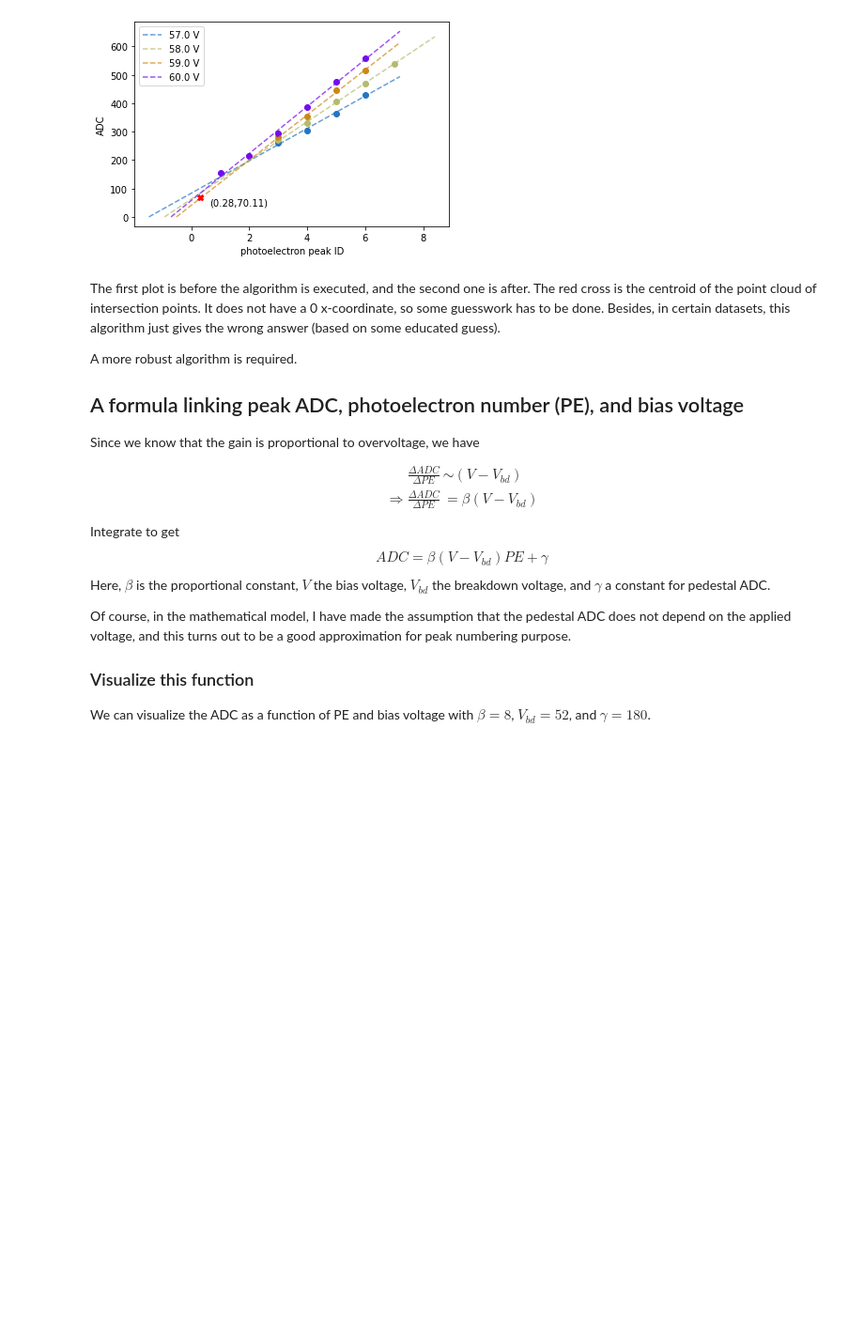
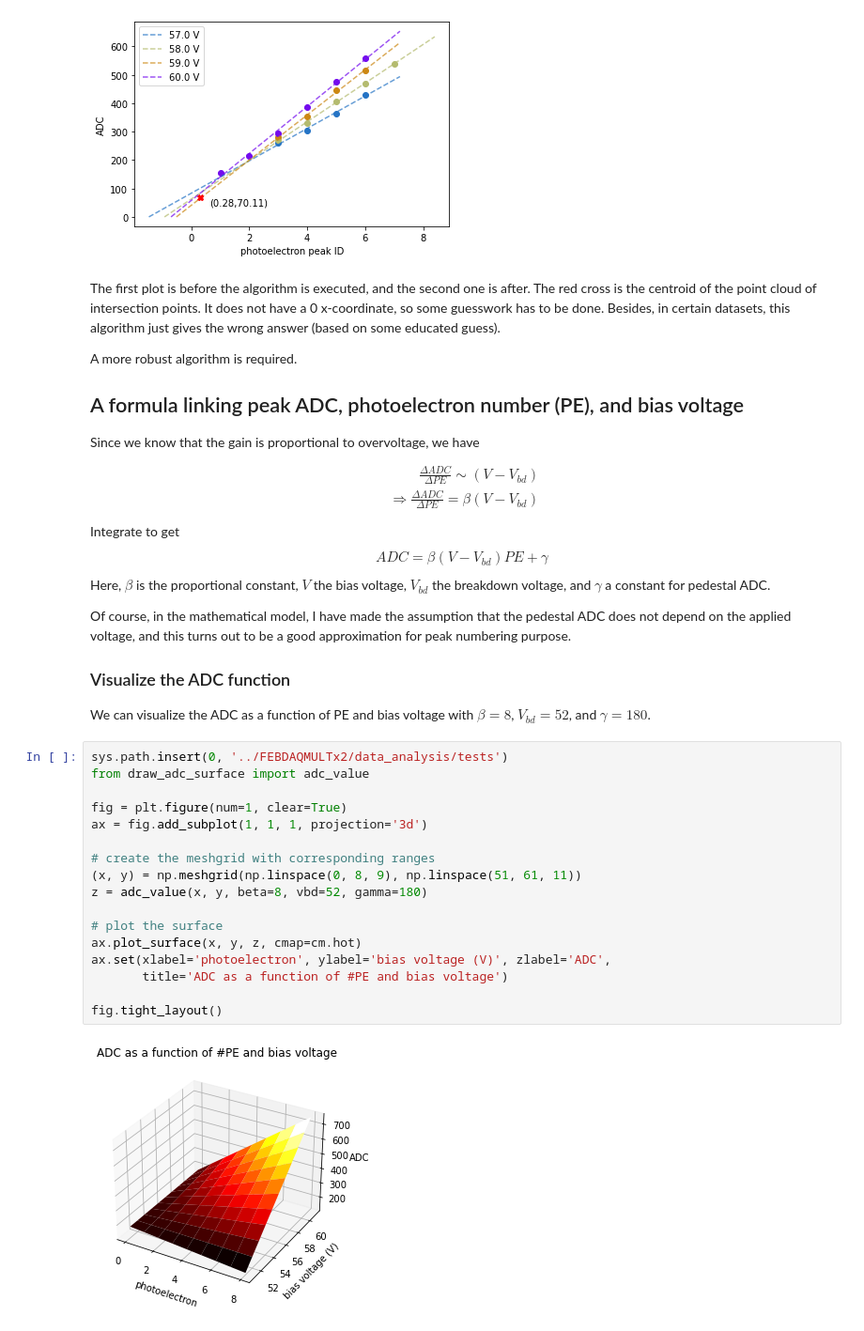
Before and after one commit to kaikai581/t2k-mppc-daq, a Jupyter notebook: notebooks/robust_peak_numbering.ipynb, the cells around one changed output. Shown: that part at 94% size. Saved outputs shown, nothing was run; the diff lists cells and outputs as text; blank space fills up the shorter version.

```diff
--- a/notebooks/robust_peak_numbering.ipynb
+++ b/notebooks/robust_peak_numbering.ipynb
@@ -74,8 +83,8 @@ Since we know that the gain is proportional to overvoltage, we have
 
 $$
 \begin{align}
-\frac{\Delta ADC}{\Delta PE} & \sim (V-V_{bd}) \\
-\Rightarrow \frac{\Delta ADC}{\Delta PE} & = \beta (V-V_{bd})
+\frac{\Delta ADC}{\Delta PE} \sim (V-V_{bd}) \\
+\Rightarrow \frac{\Delta ADC}{\Delta PE} = \beta (V-V_{bd})
 \end{align}
 $$
 Integrate to get
@@ -85,5 +94,24 @@ $$
 Here, $\beta$ is the proportional constant, $V$ the bias voltage, $V_{bd}$ the breakdown voltage, and $\gamma$ a constant for pedestal ADC.
 
 Of course, in the mathematical model, I have made the assumption that the pedestal ADC does not depend on the applied voltage, and this turns out to be a good approximation for peak numbering purpose.
-### Visualize this function
+### Visualize the ADC function
 We can visualize the ADC as a function of PE and bias voltage with $\beta=8$, $V_{bd}=52$, and $\gamma=180$.
+# %%
+sys.path.insert(0, '../FEBDAQMULTx2/data_analysis/tests')
+from draw_adc_surface import adc_value
+
+fig = plt.figure(num=1, clear=True)
+ax = fig.add_subplot(1, 1, 1, projection='3d')
+
+# create the meshgrid with corresponding ranges
+(x, y) = np.meshgrid(np.linspace(0, 8, 9), np.linspace(51, 61, 11))
+z = adc_value(x, y, beta=8, vbd=52, gamma=180)
+
+# plot the surface
+ax.plot_surface(x, y, z, cmap=cm.hot)
+ax.set(xlabel='photoelectron', ylabel='bias voltage (V)', zlabel='ADC',
+       title='ADC as a function of #PE and bias voltage')
+
+fig.tight_layout()
+# %% [output]
+[figure, added]
```
Also changed, not shown: parts of 7 cells of this notebook, 3 other files.
